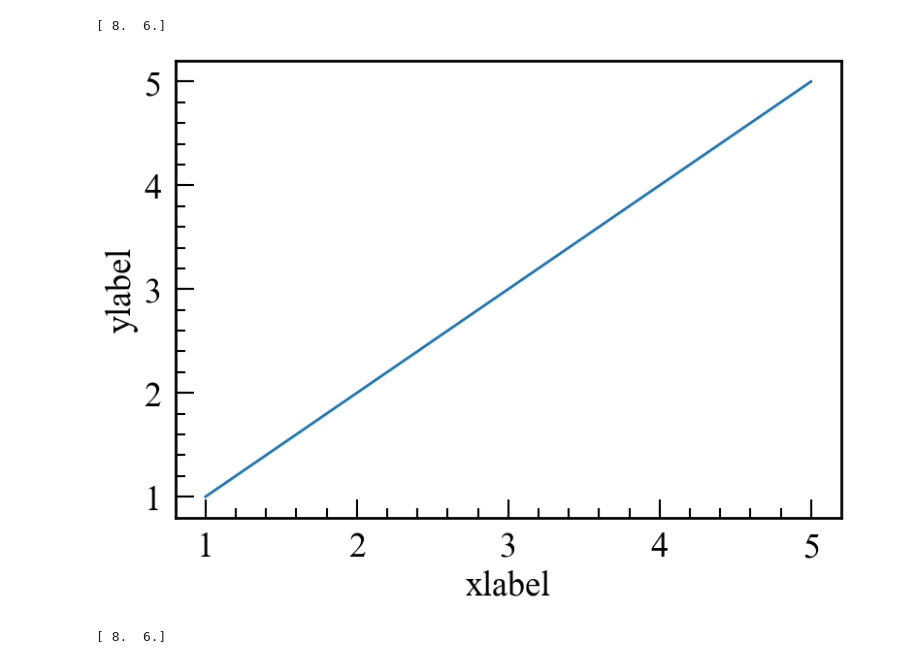
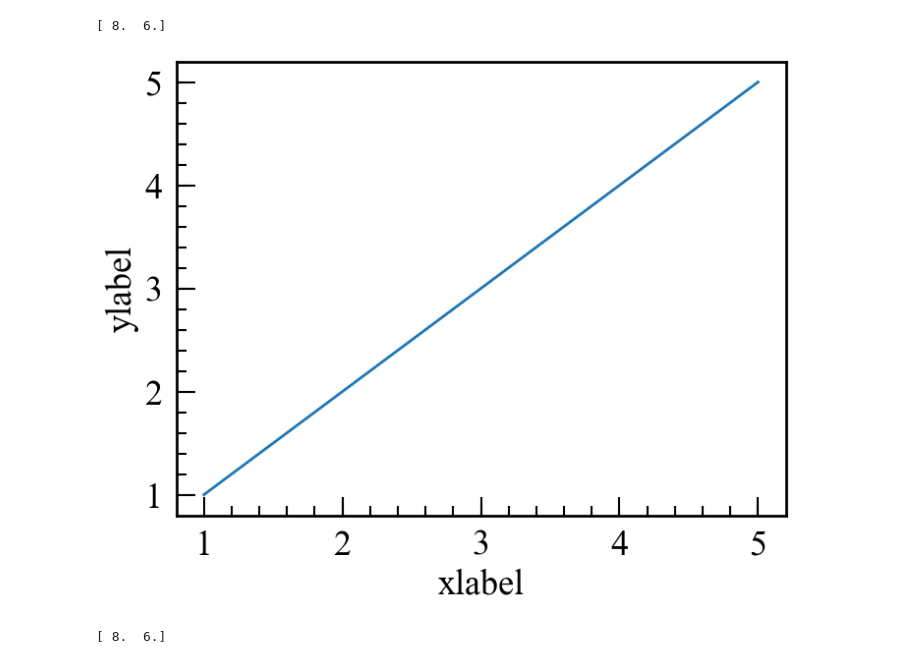
Before and after one commit to Nargoth-zz/matplotlib_latex, a Jupyter notebook: create_plots.ipynb, the cells around one changed output. Drawn from its saved outputs; the diff is of its cells as text; code cells hidden in the pictures.

Commit message:
removed tight_layout and updated all

```diff
--- a/create_plots.ipynb
+++ b/create_plots.ipynb
@@ -31,20 +31,19 @@ matplotlib.rcParams.update(other_settings)
 # %%
 x=[1,2,3,4,5]
 y=[1,2,3,4,5]
 plt.plot(x,y)
 plt.xticks()
 
 fig = plt.gcf()
 print(fig.get_size_inches())
 plt.xlabel("xlabel")
 plt.ylabel("ylabel")
-plt.tight_layout()
 plt.savefig("plots/short_tic_labels.pgf")
 plt.savefig("plots/short_tic_labels.pdf")
 plt.show()
 # %% [output]
 [ 8.  6.]
-[figure, old version]
+[figure, new version]
 # %%
 x=[1,2,3,4,5]
 y=[1,2,3,4,5000]
```
Also changed, not shown: 5 other files.
